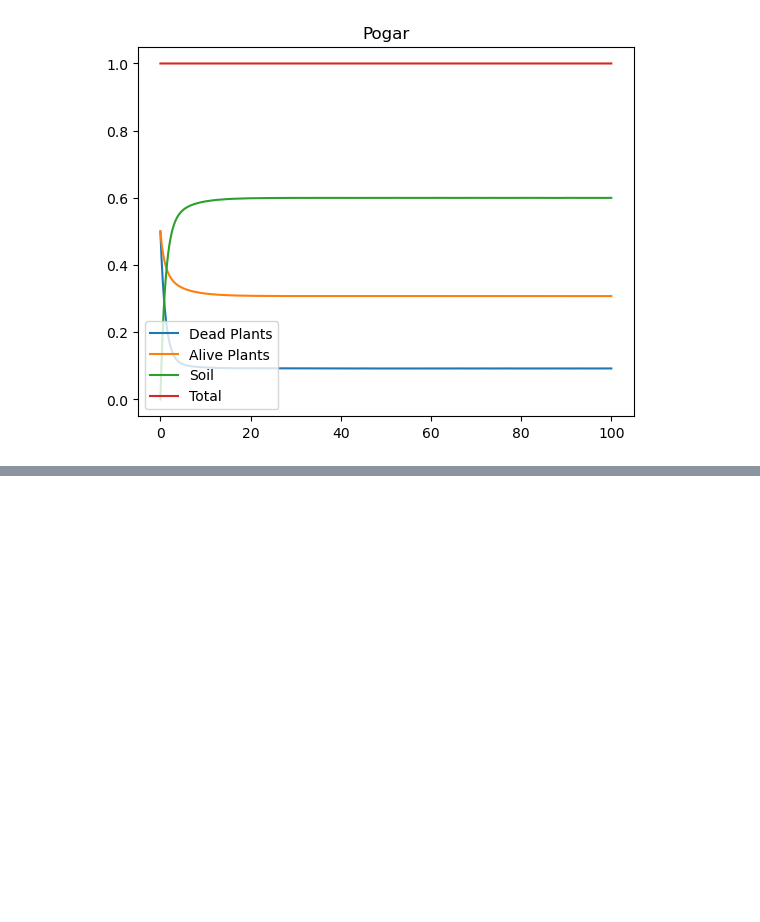
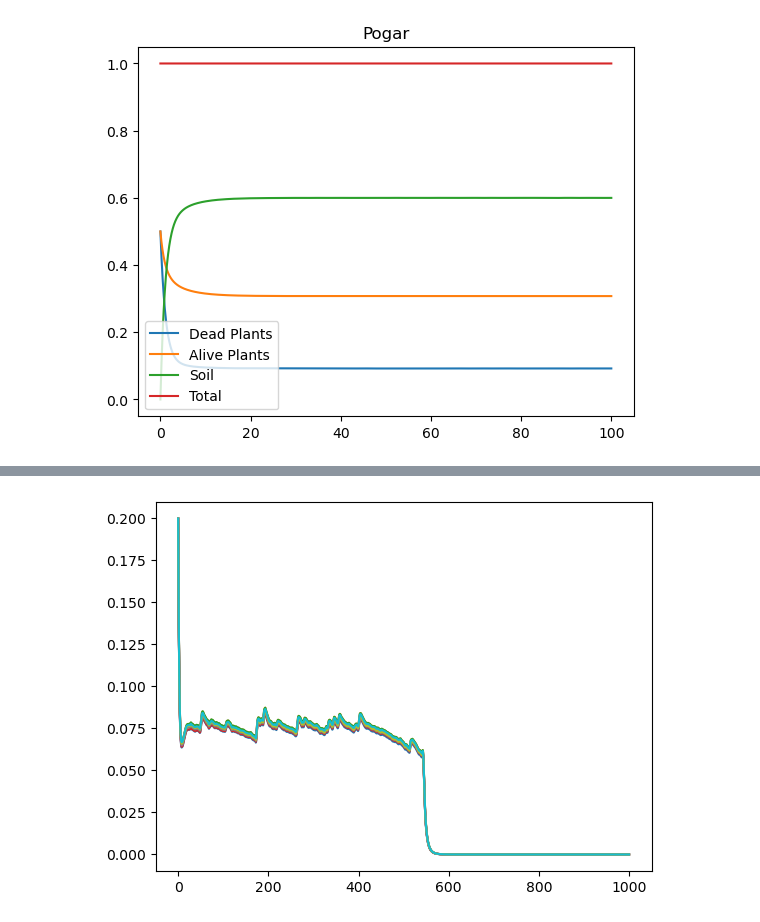
Before and after one commit to arjoooooon/MCM-2023, a Jupyter notebook: ModelSimulation.ipynb, the cells around one changed output, grey strips where cells are left out. Cells and saved outputs as stored; diff of their text form; code cells hidden in the pictures; blank space fills up the shorter version.

```diff
--- a/ModelSimulation.ipynb
+++ b/ModelSimulation.ipynb
@@ -127,0 +132,5 @@ for species in range(SPECIES_COUNT):
+# %%
+for nutrient in range(NUTRIENT_COUNT):
+    plt.plot(t_eval, solution[nutrient, -2, :])
+# %% [output]
+[figure, added]
```
Also changed, not shown: parts of 6 cells of this notebook.
